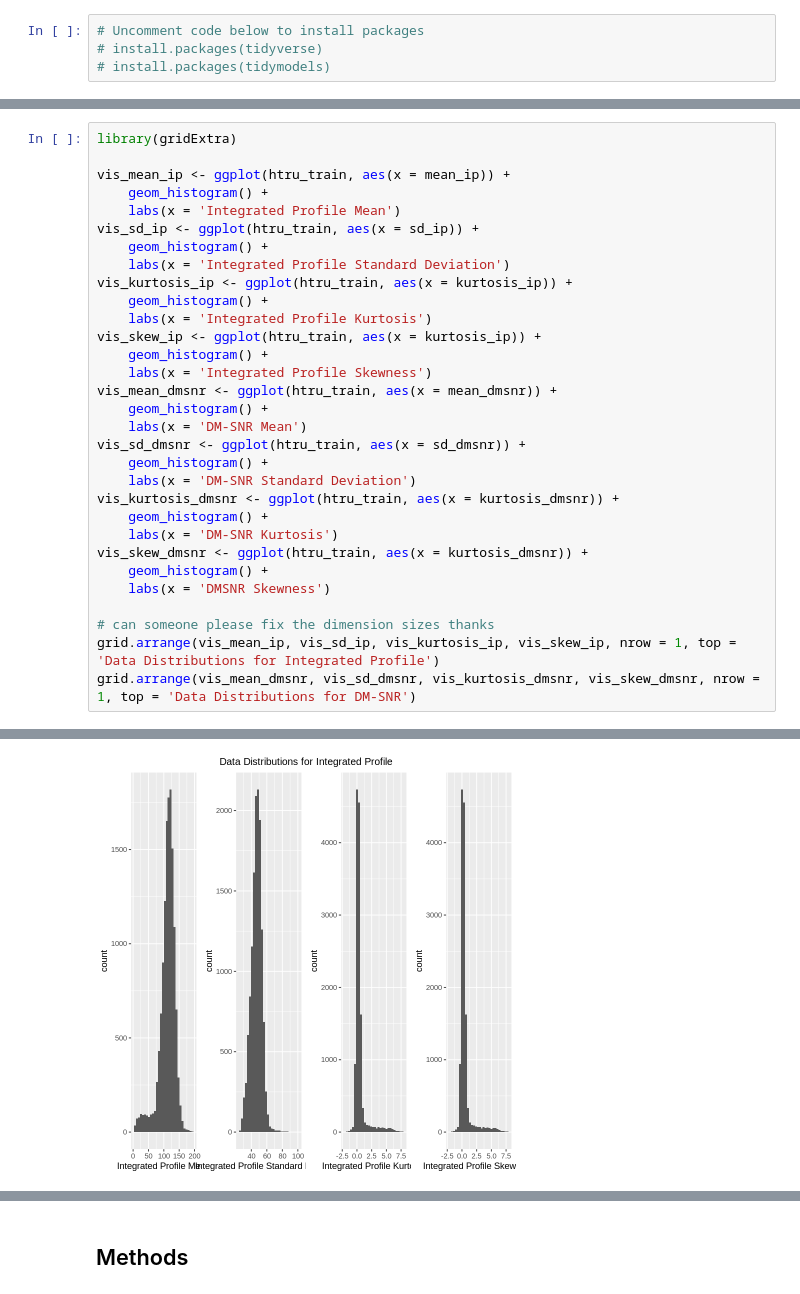
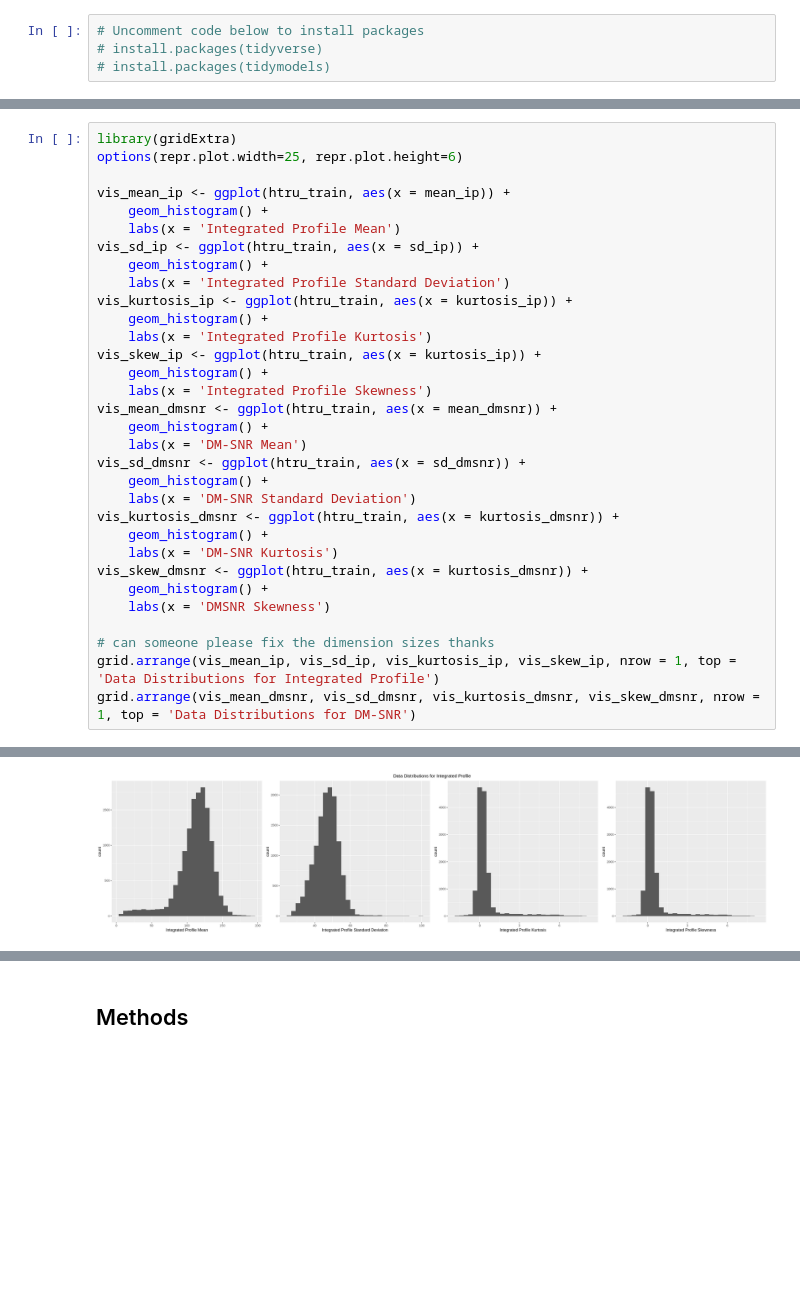
Before and after one commit to iaujla01/DSCI100Project, a Jupyter notebook: project_proposal.ipynb, the cells around one changed output, grey strips where cells are left out. Drawn from its saved outputs; the diff is of its cells as text; blank space fills up the shorter version.

```diff
--- a/project_proposal.ipynb
+++ b/project_proposal.ipynb
@@ -99,5 +84,6 @@ $ class          <fct> 0, 0, 0, 0, 0, 0, 0, 0, 0, 0, 0, 0, 0, 0, 0, 0, 0, 0, 0
 # %%
 library(gridExtra)
+options(repr.plot.width=25, repr.plot.height=6)
 
 vis_mean_ip <- ggplot(htru_train, aes(x = mean_ip)) +
     geom_histogram() +
@@ -116,31 +102,31 @@ vis_mean_dmsnr <- ggplot(htru_train, aes(x = mean_dmsnr)) +
     labs(x = 'DM-SNR Mean')
 vis_sd_dmsnr <- ggplot(htru_train, aes(x = sd_dmsnr)) +
     geom_histogram() +
     labs(x = 'DM-SNR Standard Deviation')
 vis_kurtosis_dmsnr <- ggplot(htru_train, aes(x = kurtosis_dmsnr)) +
     geom_histogram() +
     labs(x = 'DM-SNR Kurtosis')
 vis_skew_dmsnr <- ggplot(htru_train, aes(x = kurtosis_dmsnr)) +
     geom_histogram() +
     labs(x = 'DMSNR Skewness')
 
 # can someone please fix the dimension sizes thanks
 grid.arrange(vis_mean_ip, vis_sd_ip, vis_kurtosis_ip, vis_skew_ip, nrow = 1, top = 'Data Distributions for Integrated Profile')
 grid.arrange(vis_mean_dmsnr, vis_sd_dmsnr, vis_kurtosis_dmsnr, vis_skew_dmsnr, nrow = 1, top = 'Data Distributions for DM-SNR')
 # %% [output]
 `stat_bin()` using `bins = 30`. Pick better value with `binwidth`.
 
 `stat_bin()` using `bins = 30`. Pick better value with `binwidth`.
 
 `stat_bin()` using `bins = 30`. Pick better value with `binwidth`.
 
 `stat_bin()` using `bins = 30`. Pick better value with `binwidth`.
 
 `stat_bin()` using `bins = 30`. Pick better value with `binwidth`.
 
 `stat_bin()` using `bins = 30`. Pick better value with `binwidth`.
 
 `stat_bin()` using `bins = 30`. Pick better value with `binwidth`.
 
 `stat_bin()` using `bins = 30`. Pick better value with `binwidth`.
-[figure, old version]
+[figure, new version]
```
Also changed, not shown: parts of 4 cells of this notebook.
